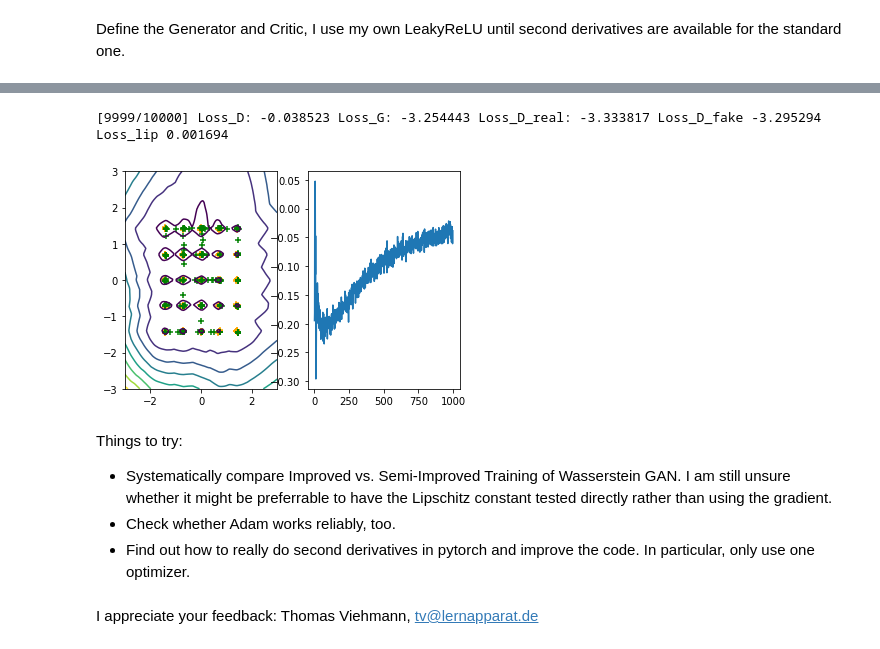
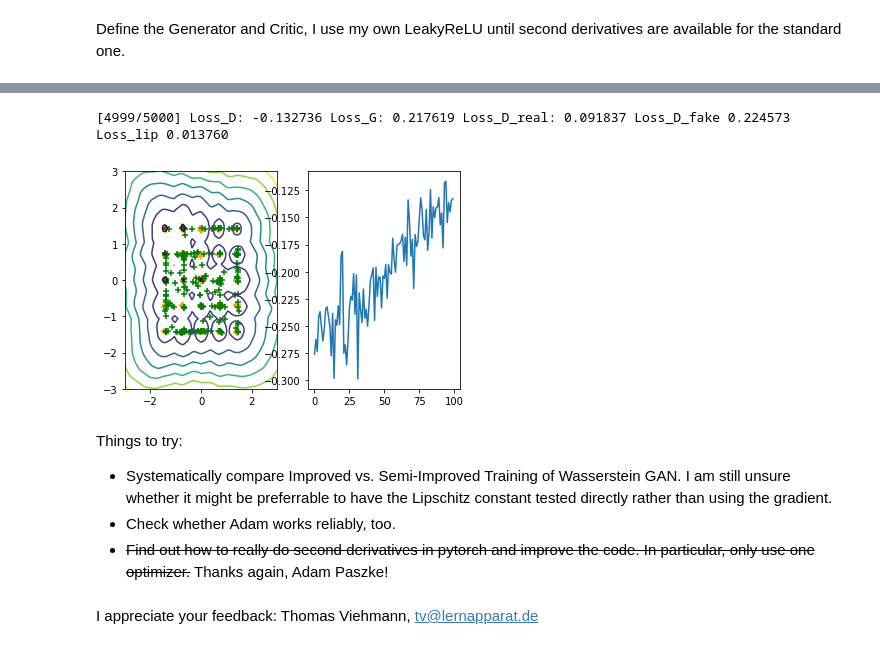
Before and after one commit to t-vi/pytorch-tvmisc, a Jupyter notebook: wasserstein-distance/Improved_Training_of_Wasserstein_GAN.ipynb, the cells around one changed output, grey strips where cells are left out. Cells and saved outputs as stored; diff of their text form; code cells hidden in the pictures.

Commit message:
clearer way to calculate the gradient cost function and its derivative

```diff
--- a/wasserstein-distance/Improved_Training_of_Wasserstein_GAN.ipynb
+++ b/wasserstein-distance/Improved_Training_of_Wasserstein_GAN.ipynb
@@ -49,7 +49,7 @@ lipschitz_constraint = 3 # 0: original WGAN, 1: semi-improved method 1
 penalty_weight = 0.1     # penalty weight term lambda
 
 opt_dataset = '25gaussians' # 8gaussians | swissroll | 25gaussians
-opt_niter = 10000
+opt_niter = 5000
 opt_batchSize=256
 opt_lrD = 0.00005 # learning rate for Critic, default=0.00005
 opt_lrG = 0.00005 # learning rate for Generator, default=0.00005
@@ -256,13 +256,9 @@ generate_image = ImageGenerator(netG, netD, prefix=opt_prefix)
 if opt_adam:
     optimizerD = optim.Adam(netD.parameters(), lr=opt_lrD, betas=(opt_beta1, 0.999))
     optimizerG = optim.Adam(netG.parameters(), lr=opt_lrG, betas=(opt_beta1, 0.999))
-    if lipschitz_constraint == 3:
-        optimizerD2 = optim.Adam(netD.parameters(), lr=opt_lrD, betas=(opt_beta1, 0.999))
 else:
     optimizerD = optim.RMSprop(netD.parameters(), lr = opt_lrD)
     optimizerG = optim.RMSprop(netG.parameters(), lr = opt_lrG)
-    if lipschitz_constraint == 3:
-        optimizerD2 = optim.RMSprop(netD.parameters(), lr = opt_lrD)
 
 losses = []
 for batches in range(opt_niter):
@@ -324,64 +320,52 @@ for batches in range(opt_niter):
             lip_loss.backward(one)
             errD = errD + lip_loss
         elif lipschitz_constraint == 3:
-            optimizerD.step()
-            netD.zero_grad()
-
             interp_alpha.data.resize_(batch_size, 1)
             interp_alpha.data.uniform_()
             interp_points = Variable((interp_alpha.expand_as(input)*input+(1-interp_alpha.expand_as(input))*input2).data, requires_grad=True)
             errD_interp_vec = netD(interp_points)
-            torch.autograd.backward(errD_interp_vec, create_graph=True)
-            errD_gradient = interp_points.grad
-            #print ([type(p.grad) for p in netD.parameters()])
-            errD_grads = [p.grad.data.clone() for p in netD.parameters()]
+            errD_gradient, = torch.autograd.grad(errD_interp_vec.sum(), interp_points, create_graph=True)
             lip_est = (errD_gradient**2).view(batch_size,-1).sum(1)
             lip_loss = penalty_weight*((1.0-lip_est)**2).mean(0).view(1)
             lip_loss.backward()
 
-            for p1,p2 in zip(netD.parameters(),errD_grads):
-                p1.grad.data -= p2
-            ### what to do with the old gradients?
-            optimizerD2.step()
-
-        if lipschitz_constraint != 3:
-            optimizerD.step()
+        optimizerD.step()
 
     ############################
     # (2) Update G network
     ###########################
     for p in netD.parameters():
         p.requires_grad = False # to avoid computation
     netG.zero_grad()
     # in case our last batch was the tail batch of the dataloader,
     # make sure we feed a full batch of noise
     noise.data.resize_(opt_batchSize, 2)
     noise.data.normal_(0, 1)
     fake = netG(noise)
     errG = netD(fake)
     errG = errG.mean(0).view(1)
     errG.backward(one)
     optimizerG.step()
-    if (batches+1) % 10 == 0:
+    if (batches+1) % 50 == 0:
       losses.append(errD.data[0])
       generate_image(data, losses)
       print('[%d/%d] Loss_D: %f Loss_G: %f Loss_D_real: %f Loss_D_fake %f Loss_lip %f'
         % (batches, opt_niter,
         errD.data[0], errG.data[0], errD_real.data[0], errD_fake.data[0], lip_loss.data[0]))
 
 IPython.display.clear_output(wait=True)
 print('[%d/%d] Loss_D: %f Loss_G: %f Loss_D_real: %f Loss_D_fake %f Loss_lip %f'
         % (batches, opt_niter,
         errD.data[0], errG.data[0], errD_real.data[0], errD_fake.data[0], lip_loss.data[0]))
 # %% [output]
-[9999/10000] Loss_D: -0.038523 Loss_G: -3.254443 Loss_D_real: -3.333817 Loss_D_fake -3.295294 Loss_lip 0.001694
+[4999/5000] Loss_D: -0.132736 Loss_G: 0.217619 Loss_D_real: 0.091837 Loss_D_fake 0.224573 Loss_lip 0.013760
-[figure, old version]
+[figure, new version]
 # %% [markdown]
 Things to try:
 - Systematically compare Improved vs. Semi-Improved Training of Wasserstein GAN.
   I am still unsure whether it might be preferrable to have the Lipschitz constant tested directly rather than using the gradient.
 - Check whether Adam works reliably, too.
-- Find out how to really do second derivatives in pytorch and improve the code.
-  In particular, only use one optimizer.
+- ~~Find out how to really do second derivatives in pytorch and improve the code.
+  In particular, only use one optimizer.~~ Thanks again, Adam Paszke!
 # %% [markdown]
 I appreciate your feedback: Thomas Viehmann, tv@lernapparat.de
```
Also changed, not shown: parts of 3 cells of this notebook.
